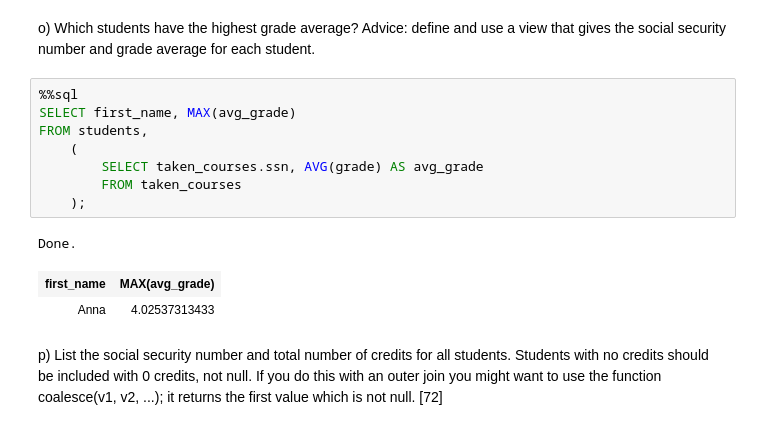
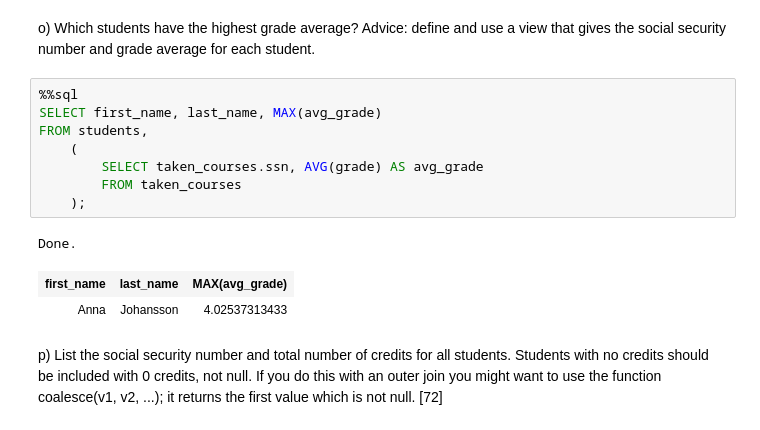
Before and after one commit to ElitCoder/EDA216, a Jupyter notebook: lab1/lab1.ipynb, the cells around one changed output. Saved outputs shown, nothing was run; the diff lists cells and outputs as text.

```diff
--- a/lab1/lab1.ipynb
+++ b/lab1/lab1.ipynb
@@ -404,16 +404,16 @@ o) Which students have the highest grade average? Advice: define and
    for each student.
 # %%
 %%sql
-SELECT first_name, MAX(avg_grade)
+SELECT first_name, last_name, MAX(avg_grade)
 FROM students,
     (
         SELECT taken_courses.ssn, AVG(grade) AS avg_grade
         FROM taken_courses
     );
 # %% [output]
 Done.
-| first_name | MAX(avg_grade) |
-| Anna | 4.02537313433 |
+| first_name | last_name | MAX(avg_grade) |
+| Anna | Johansson | 4.02537313433 |
 # %% [markdown]
 p) List the social security number and total number of credits for all
    students. Students with no credits should be included with 0
```
